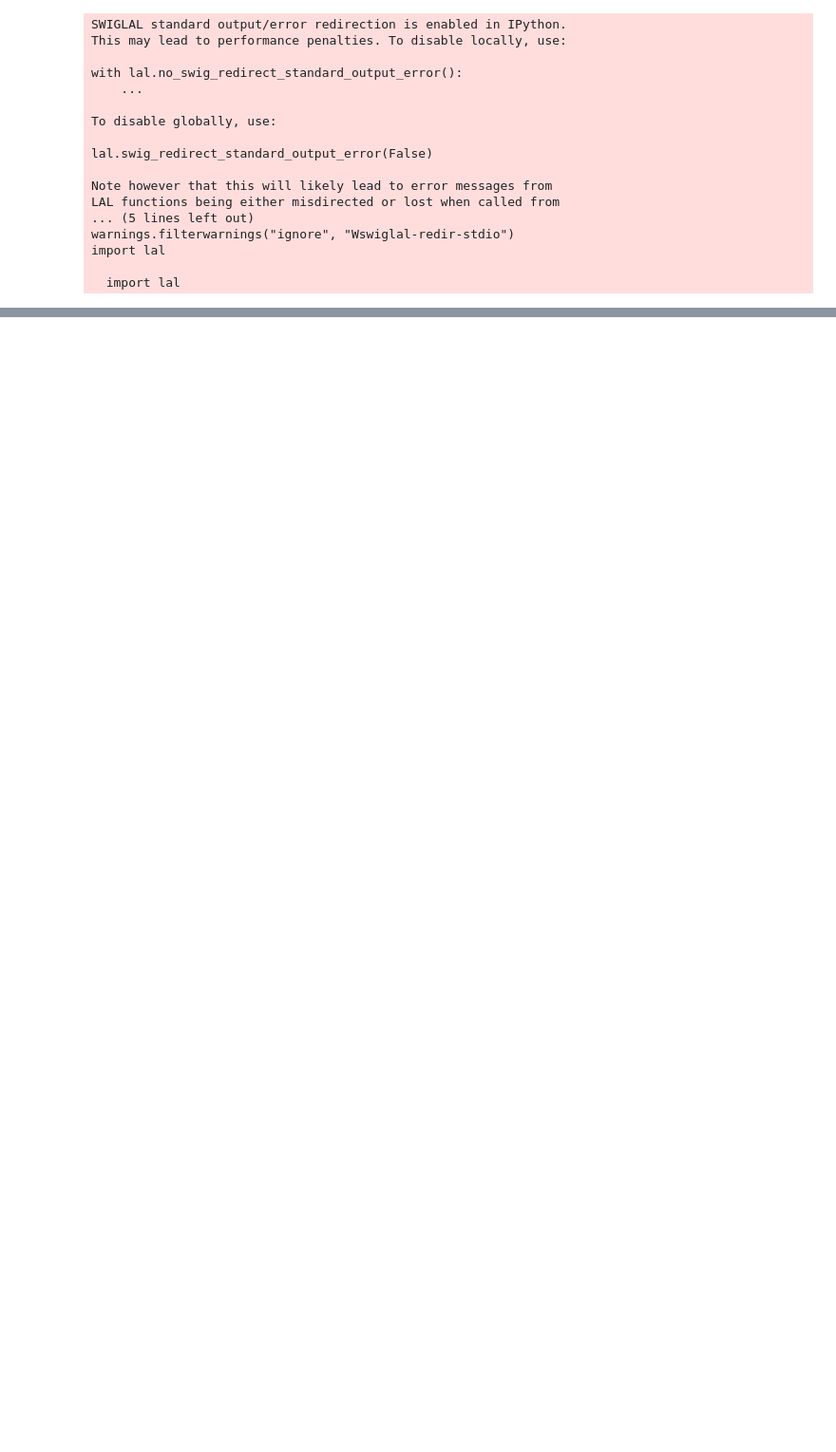
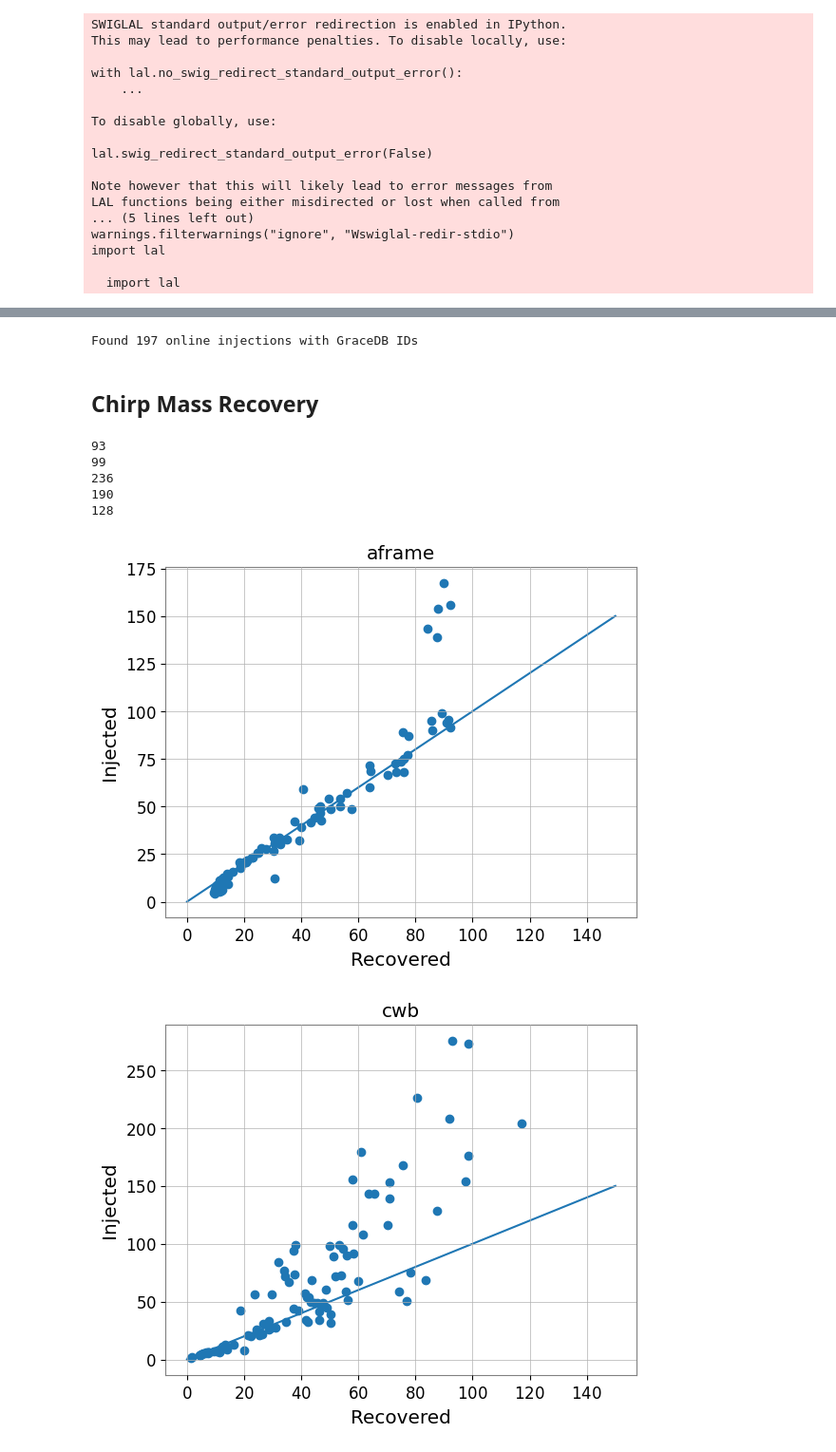
Before and after one commit to EthanMarx/mdc-analytics, a Jupyter notebook: analysis.ipynb, the cells around one changed output, grey strips where cells are left out. Shown at 95% size. Saved outputs shown, nothing was run; the diff lists cells and outputs as text; code cells hidden in the pictures; blank space fills up the shorter version.

```diff
--- a/analysis.ipynb
+++ b/analysis.ipynb
@@ -26,0 +110,25 @@ events = pd.read_hdf("/home/ethan.marx/projects/mdc_analytics/output/cycle7/even
+# %%
+events[events.aframe_graceid.values != None][["time_geocenter", "aframe_far", "aframe_chirp_mass"]]
+print(f"Found {len(found_online_injections)} online injections with GraceDB IDs")
+# %% [output]
+Found 197 online injections with GraceDB IDs
+# %% [markdown]
+## Chirp Mass Recovery
+# %%
+for pipeline in ["aframe", "cwb", "gstlal", "pycbc", "mbta"]:
+    mask = getattr(events, f"{pipeline}_far") < 1e-7
+    print(sum(mask))
+    plt.figure()
+    plt.title(pipeline)
+    plt.scatter(events[f"{pipeline}_chirp_mass"][mask], events["chirp_mass"][mask])
+    plt.xlabel("Recovered")
+    plt.ylabel("Injected")
+    plt.plot([0, 150], [0, 150])
+# %% [output]
+93
+99
+236
+190
+128
+[figure, added]
+[figure, added]
```
Also changed, not shown: parts of 57 cells of this notebook.
